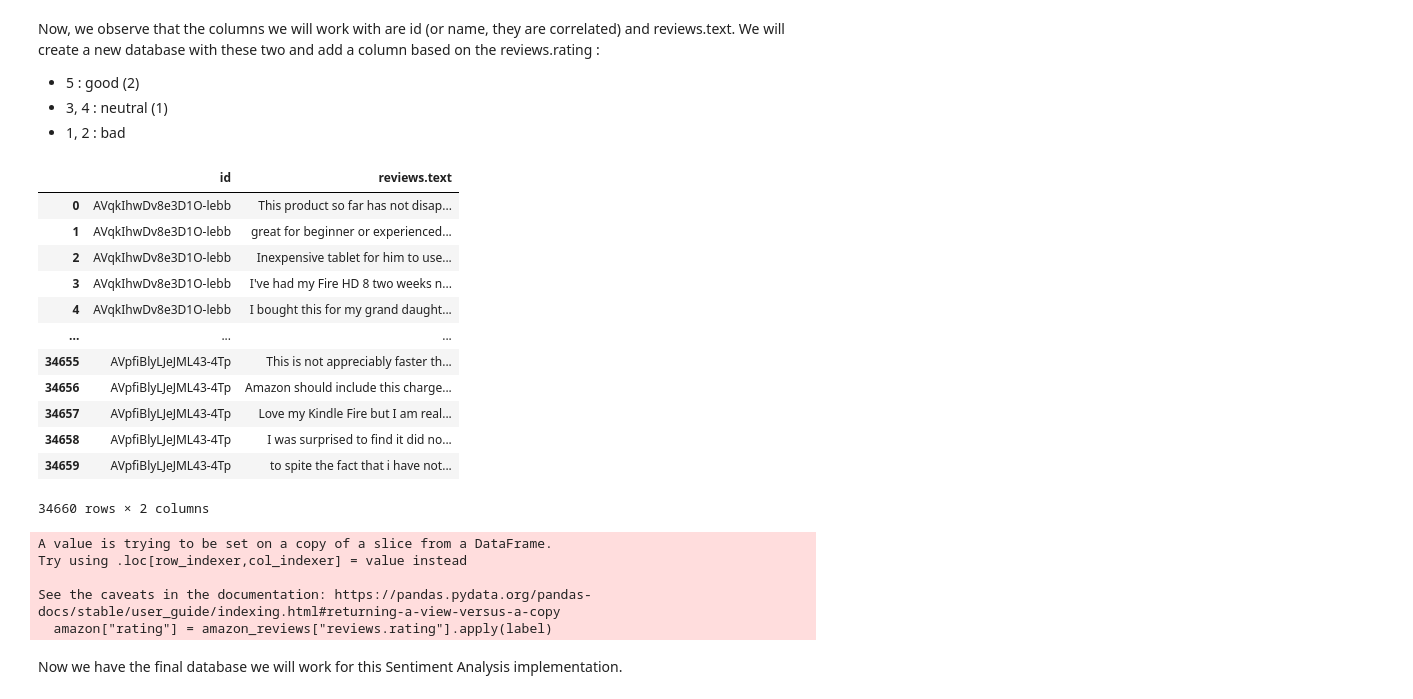
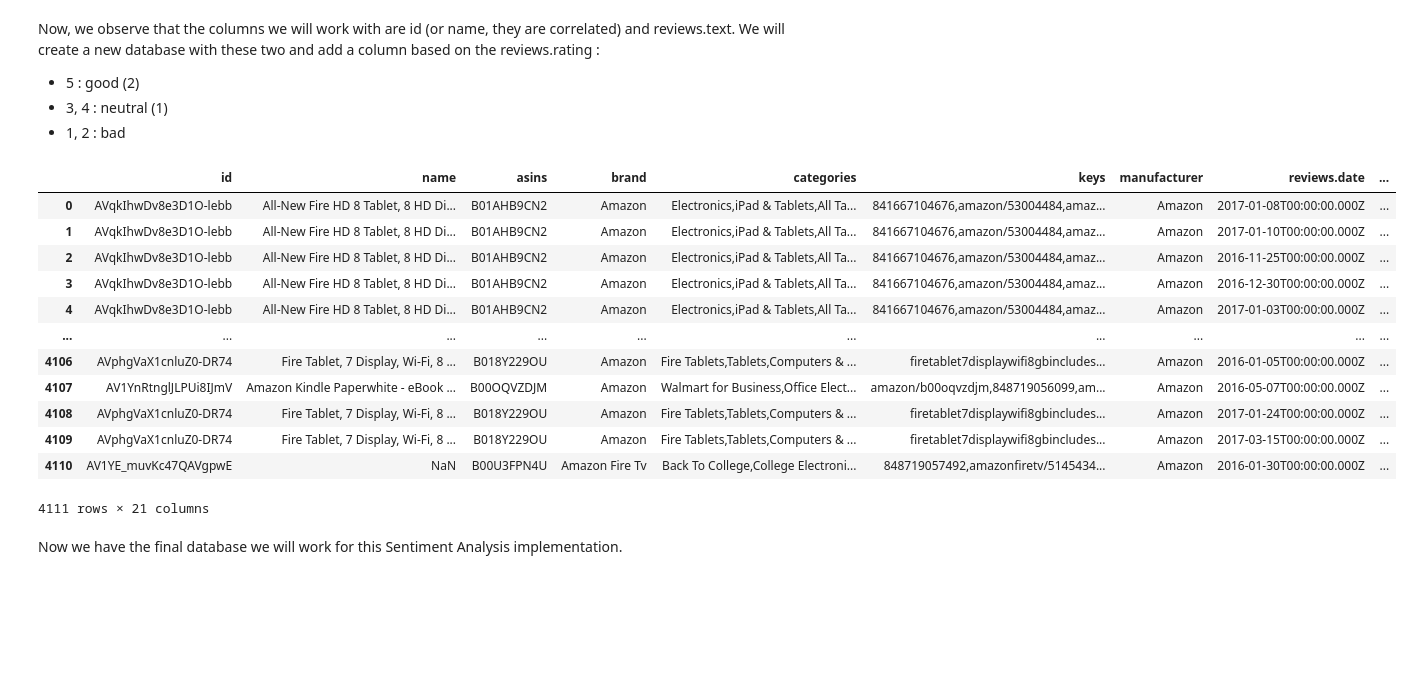
Before and after one commit to MartaTeo/ML-Project-CSE204, a Jupyter notebook: Sentiment_Analysis_text_reviews.ipynb, the cells around one changed output. Cells and saved outputs as stored; diff of their text form; code cells hidden in the pictures; blank space fills up the shorter version.

```diff
--- a/Sentiment_Analysis_text_reviews.ipynb
+++ b/Sentiment_Analysis_text_reviews.ipynb
@@ -102,21 +102,12 @@ memory usage: 5.6+ MB
 # %% [markdown]
 ### We observe that the data is unevenly distributed. Thus, we need to edit the database in order to even it out:
 # %%
-df = amazon_reviews
-rating_five_df = df[df['reviews.rating'] == 5]
+def random_select(df, n, rating, column): #choose the database and the number of samples with the indicated rating (specify the
+                                            # name of the column)
+    rating_df = df[df[column] == rating]
+    dff = rating_df.sample(n=n, random_state=42)
 
-# Step 2: Randomly sample 7000 entries from this filtered DataFrame
-sampled_rating_five_df = rating_five_df.sample(n=1000, random_state=42)  # Use random_state for reproducibility
+    return dff
 
-# Step 3: Combine the sampled entries with the rest of the DataFrame
-# Filter out the sampled entries from the original df
-remaining_df = df.drop(sampled_rating_five_df.index)
-
-# Combine the sampled data with the remaining data
-new_df = pd.concat([sampled_rating_five_df, remaining_df])
-
-# Reset index if necessary
-new_df.reset_index(drop=True, inplace=True)
-
-# Display the new DataFrame structure
-print(new_df)
+df4 = random_select(amazon_reviews, 800, 4, 'reviews.rating')
+df5 = random_select(amazon_reviews, 1000, 5, 'reviews.rating')
@@ -141,19 +146,2 @@ print(new_df)
 # %%
-df = amazon_reviews
-rating_four_df = df[df['reviews.rating'] == 4]
-
-# Step 2: Randomly sample 7000 entries from this filtered DataFrame
-sampled_rating_four_df = rating_four_df.sample(n=800, random_state=42)  # Use random_state for reproducibility
-
-# Step 3: Combine the sampled entries with the rest of the DataFrame
-# Filter out the sampled entries from the original df
-remaining_df = df.drop(sampled_rating_four_df.index)
-
-# Combine the sampled data with the remaining data
-df4 = pd.concat([sampled_rating_four_df, remaining_df])
-
-# Reset index if necessary
-df4.reset_index(drop=True, inplace=True)
-
-# Display the new DataFrame structure
-df4.info()
+df = amazon_reviews #for easier code writing
@@ -184,22 +170,22 @@ Now, we observe that the columns we will work with are id (or name, they are cor
 - 3, 4 : neutral (1)
 - 1, 2 : bad
 # %%
-amazon = amazon_reviews[["id", "reviews.text"]]
+amazon = pd.concat([df123, df4, df5], ignore_index=True)
 amazon
 # %% [output]
-|  | id | reviews.text |
-| 0 | AVqkIhwDv8e3D1O-lebb | This product so far has not disap... |
-| 1 | AVqkIhwDv8e3D1O-lebb | great for beginner or experienced... |
-| 2 | AVqkIhwDv8e3D1O-lebb | Inexpensive tablet for him to use... |
-| 3 | AVqkIhwDv8e3D1O-lebb | I've had my Fire HD 8 two weeks n... |
-| 4 | AVqkIhwDv8e3D1O-lebb | I bought this for my grand daught... |
-| ... | ... | ... |
-| 34655 | AVpfiBlyLJeJML43-4Tp | This is not appreciably faster th... |
-| 34656 | AVpfiBlyLJeJML43-4Tp | Amazon should include this charge... |
-| 34657 | AVpfiBlyLJeJML43-4Tp | Love my Kindle Fire but I am real... |
-| 34658 | AVpfiBlyLJeJML43-4Tp | I was surprised to find it did no... |
-| 34659 | AVpfiBlyLJeJML43-4Tp | to spite the fact that i have not... |
+|  | id | name | asins | brand | categories | keys | manufacturer | reviews.date | ... |
+| 0 | AVqkIhwDv8e3D1O-lebb | All-New Fire HD 8 Tablet, 8 HD Di... | B01AHB9CN2 | Amazon | Electronics,iPad & Tablets,All Ta... | 841667104676,amazon/53004484,amaz... | Amazon | 2017-01-08T00:00:00.000Z | ... |
+| 1 | AVqkIhwDv8e3D1O-lebb | All-New Fire HD 8 Tablet, 8 HD Di... | B01AHB9CN2 | Amazon | Electronics,iPad & Tablets,All Ta... | 841667104676,amazon/53004484,amaz... | Amazon | 2017-01-10T00:00:00.000Z | ... |
+| 2 | AVqkIhwDv8e3D1O-lebb | All-New Fire HD 8 Tablet, 8 HD Di... | B01AHB9CN2 | Amazon | Electronics,iPad & Tablets,All Ta... | 841667104676,amazon/53004484,amaz... | Amazon | 2016-11-25T00:00:00.000Z | ... |
+| 3 | AVqkIhwDv8e3D1O-lebb | All-New Fire HD 8 Tablet, 8 HD Di... | B01AHB9CN2 | Amazon | Electronics,iPad & Tablets,All Ta... | 841667104676,amazon/53004484,amaz... | Amazon | 2016-12-30T00:00:00.000Z | ... |
+| 4 | AVqkIhwDv8e3D1O-lebb | All-New Fire HD 8 Tablet, 8 HD Di... | B01AHB9CN2 | Amazon | Electronics,iPad & Tablets,All Ta... | 841667104676,amazon/53004484,amaz... | Amazon | 2017-01-03T00:00:00.000Z | ... |
+| ... | ... | ... | ... | ... | ... | ... | ... | ... | ... |
+| 4106 | AVphgVaX1cnluZ0-DR74 | Fire Tablet, 7 Display, Wi-Fi, 8 ... | B018Y229OU | Amazon | Fire Tablets,Tablets,Computers & ... | firetablet7displaywifi8gbincludes... | Amazon | 2016-01-05T00:00:00.000Z | ... |
+| 4107 | AV1YnRtnglJLPUi8IJmV | Amazon Kindle Paperwhite - eBook ... | B00OQVZDJM | Amazon | Walmart for Business,Office Elect... | amazon/b00oqvzdjm,848719056099,am... | Amazon | 2016-05-07T00:00:00.000Z | ... |
+| 4108 | AVphgVaX1cnluZ0-DR74 | Fire Tablet, 7 Display, Wi-Fi, 8 ... | B018Y229OU | Amazon | Fire Tablets,Tablets,Computers & ... | firetablet7displaywifi8gbincludes... | Amazon | 2017-01-24T00:00:00.000Z | ... |
+| 4109 | AVphgVaX1cnluZ0-DR74 | Fire Tablet, 7 Display, Wi-Fi, 8 ... | B018Y229OU | Amazon | Fire Tablets,Tablets,Computers & ... | firetablet7displaywifi8gbincludes... | Amazon | 2017-03-15T00:00:00.000Z | ... |
+| 4110 | AV1YE_muvKc47QAVgpwE | NaN | B00U3FPN4U | Amazon Fire Tv | Back To College,College Electroni... | 848719057492,amazonfiretv/5145434... | Amazon | 2016-01-30T00:00:00.000Z | ... |
-34660 rows × 2 columns
+4111 rows × 21 columns
 # %%
 def label(r):
     if r == 5:
@@ -209,12 +195,6 @@ def label(r):
     return 0
 
 amazon["rating"] = amazon_reviews["reviews.rating"].apply(label)
-# %% [output]
-A value is trying to be set on a copy of a slice from a DataFrame.
-Try using .loc[row_indexer,col_indexer] = value instead
-
-See the caveats in the documentation: https://pandas.pydata.org/pandas-docs/stable/user_guide/indexing.html#returning-a-view-versus-a-copy
-  amazon["rating"] = amazon_reviews["reviews.rating"].apply(label)
 # %% [markdown]
 Now we have the final database we will work for this Sentiment Analysis implementation.
 # %%
```
Also changed, not shown: parts of 20 cells of this notebook, 1 other file.
